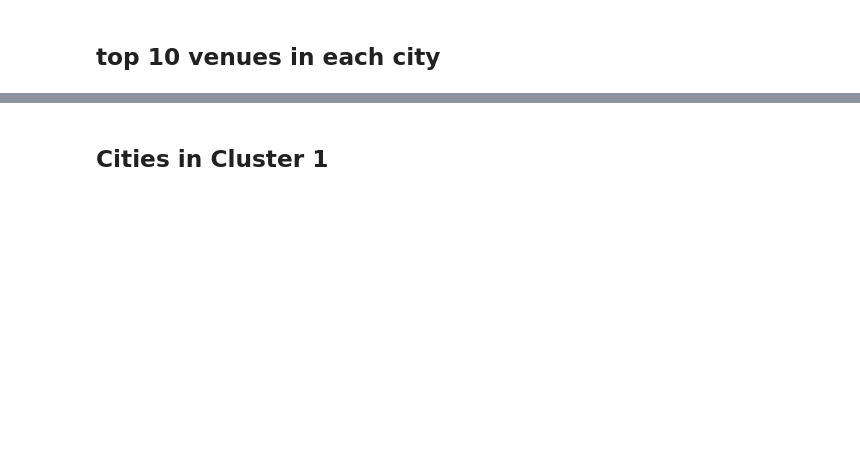
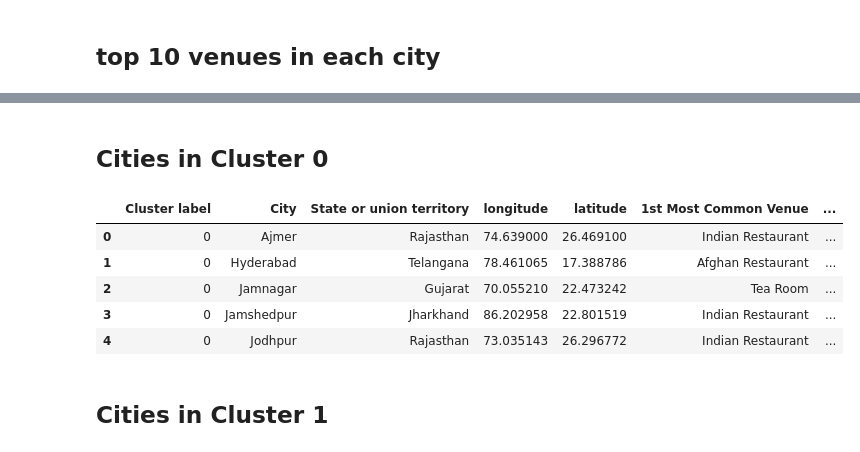
Before and after one commit to anEEl805/Clustering-cities-in-India, a Jupyter notebook: Clustering Cities in India.ipynb, the cells around one changed output, grey strips where cells are left out. Cells and saved outputs as stored; diff of their text form; code cells hidden in the pictures; blank space fills up the shorter version.

```diff
--- a/Clustering Cities in India.ipynb
+++ b/Clustering Cities in India.ipynb
@@ -402,6 +402,18 @@ final_df.head()
 | 2 | 3 | Ahmedabad | Gujarat | 72.579707 | 23.021624 | Park | ... |
 | 3 | 3 | Aizawl | Mizoram | 92.720930 | 23.741409 | Restaurant | ... |
 | 4 | 0 | Ajmer | Rajasthan | 74.639000 | 26.469100 | Indian Restaurant | ... |
+# %% [markdown]
+## Cities in Cluster 0
+# %%
+cluster1 = final_df[final_df["Cluster label"] == 0].reset_index(drop = True)
+cluster1.head()
+# %% [output]
+|  | Cluster label | City | State or union territory | longitude | latitude | 1st Most Common Venue | ... |
+| 0 | 0 | Ajmer | Rajasthan | 74.639000 | 26.469100 | Indian Restaurant | ... |
+| 1 | 0 | Hyderabad | Telangana | 78.461065 | 17.388786 | Afghan Restaurant | ... |
+| 2 | 0 | Jamnagar | Gujarat | 70.055210 | 22.473242 | Tea Room | ... |
+| 3 | 0 | Jamshedpur | Jharkhand | 86.202958 | 22.801519 | Indian Restaurant | ... |
+| 4 | 0 | Jodhpur | Rajasthan | 73.035143 | 26.296772 | Indian Restaurant | ... |
 # %% [markdown]
 ## Cities in Cluster 1
 # %%
```
Also changed, not shown: parts of 8 cells of this notebook.
